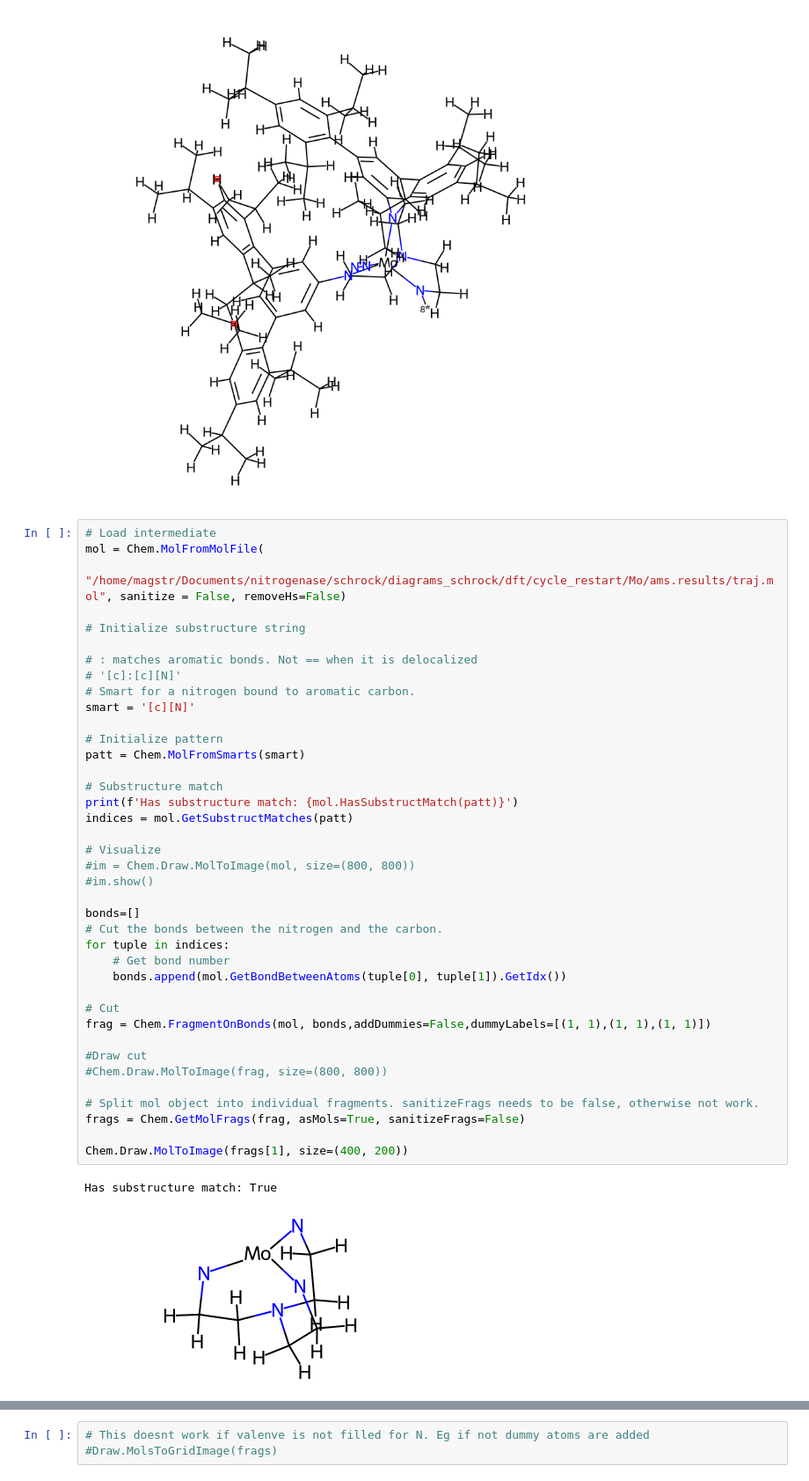
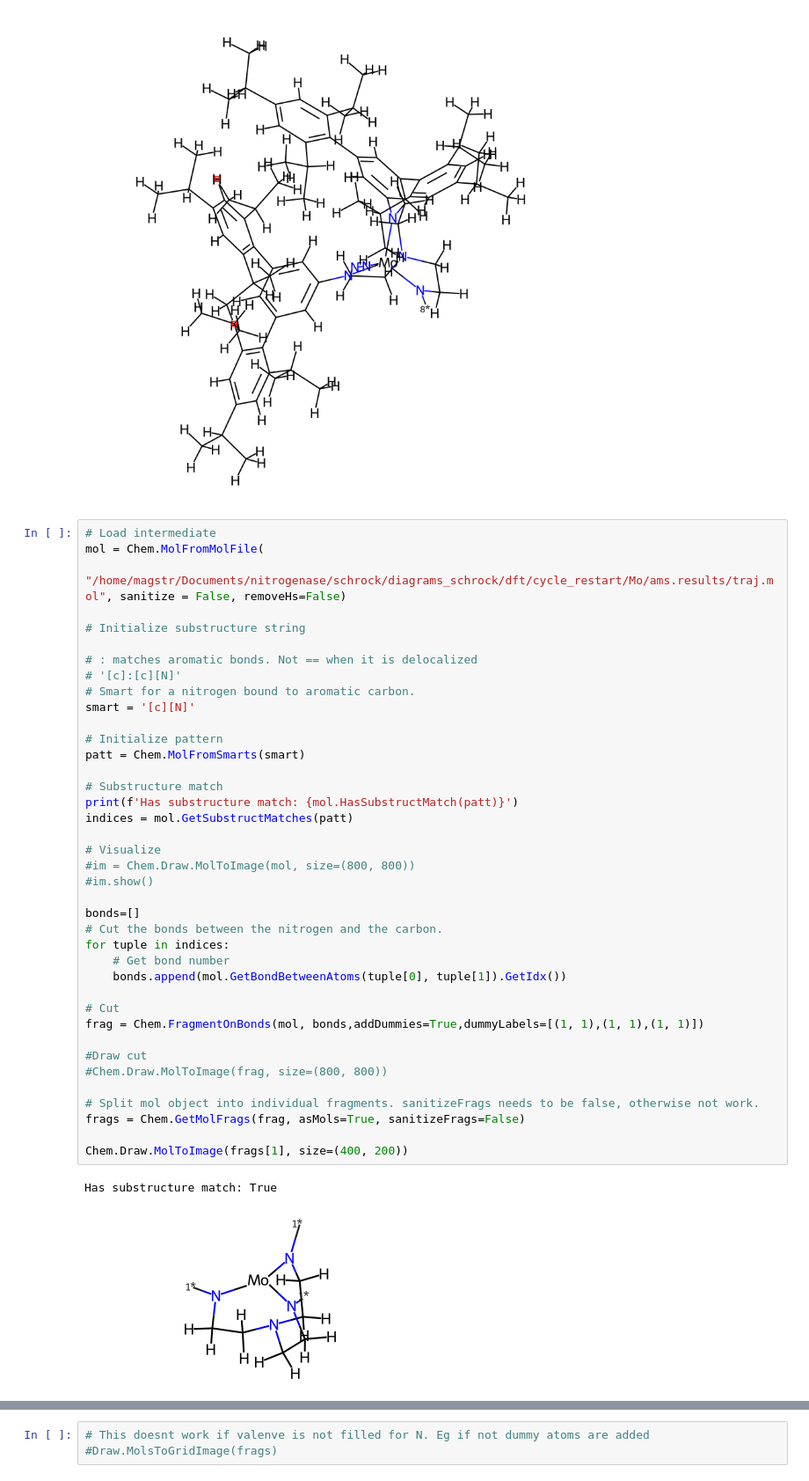
Before and after one commit to Strandgaard96/GB_GA, a Jupyter notebook: notebooks/RDKIT.ipynb, the cells around one changed output, grey strips where cells are left out. Shown: that part at 88% size. Cells and saved outputs as stored; diff of their text form.

```diff
--- a/notebooks/RDKIT.ipynb
+++ b/notebooks/RDKIT.ipynb
@@ -83,35 +78,35 @@ mol = Chem.MolFromMolFile(
 smart = '[c][N]'
 
 # Initialize pattern
 patt = Chem.MolFromSmarts(smart)
 
 # Substructure match
 print(f'Has substructure match: {mol.HasSubstructMatch(patt)}')
 indices = mol.GetSubstructMatches(patt)
 
 # Visualize
 #im = Chem.Draw.MolToImage(mol, size=(800, 800))
 #im.show()
 
 bonds=[]
 # Cut the bonds between the nitrogen and the carbon.
 for tuple in indices:
     # Get bond number
     bonds.append(mol.GetBondBetweenAtoms(tuple[0], tuple[1]).GetIdx())
 
 # Cut
-frag = Chem.FragmentOnBonds(mol, bonds,addDummies=False,dummyLabels=[(1, 1),(1, 1),(1, 1)])
+frag = Chem.FragmentOnBonds(mol, bonds,addDummies=True,dummyLabels=[(1, 1),(1, 1),(1, 1)])
 
 #Draw cut
 #Chem.Draw.MolToImage(frag, size=(800, 800))
 
 # Split mol object into individual fragments. sanitizeFrags needs to be false, otherwise not work.
 frags = Chem.GetMolFrags(frag, asMols=True, sanitizeFrags=False)
 
 Chem.Draw.MolToImage(frags[1], size=(400, 200))
 # %% [output]
 Has substructure match: True
-[figure, old version]
+[figure, new version]
 # %%
 Chem.Draw.MolToImage(frags[1], size=(400, 200))
 # %% [output]
```
Also changed, not shown: parts of 6 cells of this notebook, 7 other files.
